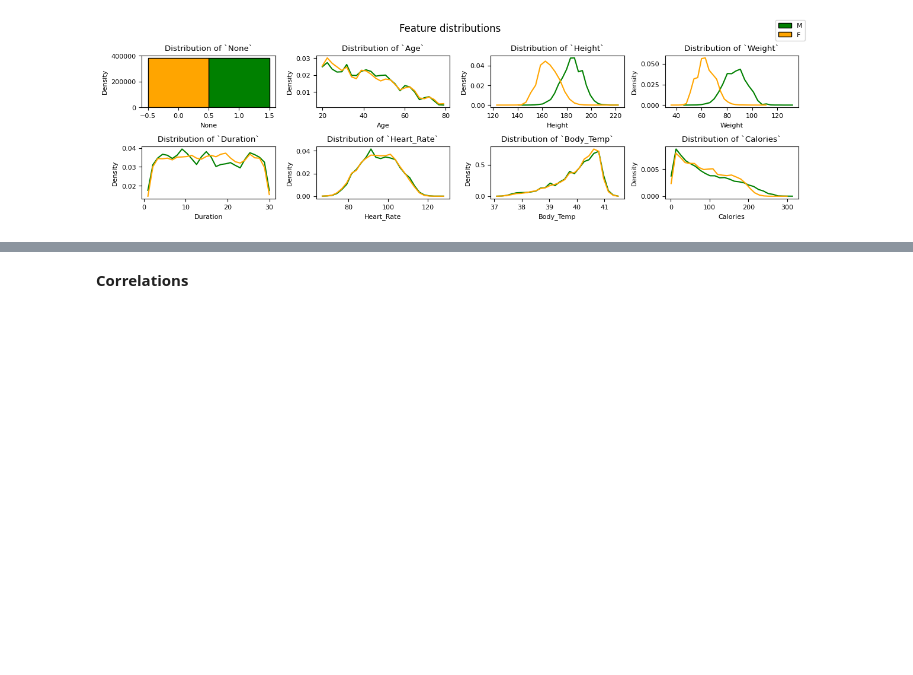
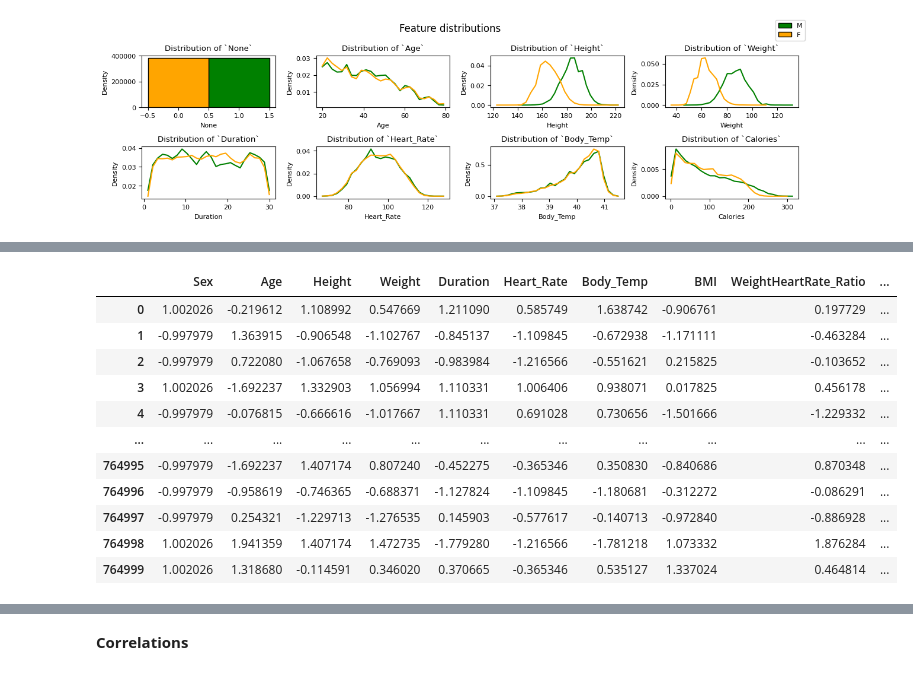
Before and after one commit to j2cry/playground, a Jupyter notebook: S5E5/overview.ipynb, the cells around one changed output, grey strips where cells are left out. Saved outputs shown, nothing was run; the diff lists cells and outputs as text; code cells hidden in the pictures; blank space fills up the shorter version.

```diff
--- a/S5E5/overview.ipynb
+++ b/S5E5/overview.ipynb
@@ -160,0 +191,92 @@ plt.show()
+# %%
+INCLUDE_TARGET = True
+ORIGIN = df.columns.to_list()
+
+pipe = make_pipeline(
+    # Recast categories
+    # Calc('Sex.cat.codes', to='Sex'),
+    Calc('(Sex == "male").astype(int)', to='Sex'),
+
+    # Body-mass index
+    # Calc('Weight / (Height / 100) ** 2', to='BMI'),
+    Calc('np.round(Weight / (Height / 100) ** 2, 1)', to='BMI'),  # for grouping
+
+    # Calc('Body_Temp / Duration', to='BodyTempDuration_Ratio'),
+    Calc('Weight / Heart_Rate', to='WeightHeartRate_Ratio'),
+    Calc('Weight / Duration', to='WeightDuration_Ratio'),
+    Calc('Heart_Rate / Duration', to='HeartRateDuration_Ratio'),
+    Calc('Heart_Rate / Body_Temp', to='HeartRateBodyTemp_Ratio'),
+
+    # WTF
+    Calc('np.log(Heart_Rate * Body_Temp / Duration)', to='activity_index'),
+    Calc('np.log((Heart_Rate * Body_Temp * Duration * Age) ** (Weight / Height))', to='one_more_index'),
+
+    # bins
+    # Bins('Age', to='ct_Age', bins=25),
+    # Bins('Duration', to='ct_Duration', bins=25),
+    Bins('Weight', to='ct_Weight', bins=50),
+    Bins('Height', to='ct_Height', bins=50),
+
+    # groups
+    # WithSelected(r'(?!Sex|mean_|ct_)')(Group('Age', 'mean', prefix='mean_Age_', include_target=INCLUDE_TARGET)),
+    # WithSelected(r'(?!Sex|mean_|ct_)')(Group('Duration', 'mean', prefix='mean_Duration_', include_target=INCLUDE_TARGET)),
+    # WithSelected(r'(?!Sex|mean_|ct_)')(Group('Weight', 'mean', prefix='mean_Weight', include_target=INCLUDE_TARGET)),
+    # WithSelected(r'(?!mean_|ct_)')(Group(['Sex', 'Age'], 'mean', prefix='mean_SexAge_', include_target=INCLUDE_TARGET)),
+    # WithSelected(r'(?!mean_|ct_)')(Group(['Sex', 'Duration'], 'mean', prefix='mean_SexDuration_', include_target=INCLUDE_TARGET)),
+    # WithSelected(r'(?!Sex|mean_|ct_)')(Group(['Age', 'Duration'], 'mean', prefix='mean_AgeDuration_', include_target=INCLUDE_TARGET)),
+    # WithSelected(r'(?!Sex|mean_|ct_)')(Group(['Weight', 'Duration'], 'mean', prefix='mean_WeightDuration_', include_target=INCLUDE_TARGET)),
+
+    # EXPERIMENTAL
+    # WithSelected(r'(?!mean_|ct_)')(Group(['Age', 'Weight', 'Sex', 'Duration'], 'mean', prefix='mean_AgeWeightSexDuration_', include_target=INCLUDE_TARGET)),
+    WithSelected(r'(?!mean_|ct_Height)')(Group(['Age', 'Sex', 'ct_Weight', 'Duration'], 'mean', prefix='mean_AgeSexWeightDuration_', include_target=INCLUDE_TARGET)),
+    WithSelected(r'(?!mean_|ct_Weight)')(Group(['Age', 'Sex', 'ct_Height', 'Duration'], 'mean', prefix='mean_AgeSexHeightDuration_', include_target=INCLUDE_TARGET)),
+    WithSelected(r'(?!mean_|ct_)')(Group(['Age', 'Sex', 'BMI'], 'mean', prefix='mean_AgeSexBMI_', include_target=INCLUDE_TARGET)),
+
+
+    # drop columns
+    # Select(['Sex', 'Age', 'Height'], mode='drop'),
+    # Select(r'mean_|Sex|activity_index', mode='keep'),
+
+    # fill NaN
+    Fill('mean'),
+
+    # # standardize: keep Sex [0, 1]
+    # WithSelected(r'(?!Sex)')(
+    #     KeepDataframe(make_pipeline(
+    #         # pre.QuantileTransformer(random_state=17),
+    #         pre.PowerTransformer(standardize=True),
+    #         # pre.PowerTransformer(standardize=False),
+    #         # pre.MinMaxScaler(),
+    #         # pre.StandardScaler(),
+    #         # pre.RobustScaler(),
+    #     )),
+    # ),
+    # standardize whole dataset
+    KeepDataframe(make_pipeline(
+        # pre.QuantileTransformer(random_state=17),
+        pre.PowerTransformer(standardize=True),
+        # pre.PowerTransformer(standardize=False),
+        # pre.MinMaxScaler(),
+        # pre.StandardScaler(),
+        # pre.RobustScaler(),
+    )),
+)
+y_pipe = pre.PowerTransformer()
+
+X: pd.DataFrame = pipe.fit_transform(df.drop(columns=TARGET), df[TARGET])     # type: ignore
+y = y_pipe.fit_transform(df[TARGET].to_numpy().reshape(-1, 1))[:, 0]
+# y = df[TARGET]
+X
+# %% [output]
+|  | Sex | Age | Height | Weight | Duration | Heart_Rate | Body_Temp | BMI | WeightHeartRate_Ratio | ... |
+| 0 | 1.002026 | -0.219612 | 1.108992 | 0.547669 | 1.211090 | 0.585749 | 1.638742 | -0.906761 | 0.197729 | ... |
+| 1 | -0.997979 | 1.363915 | -0.906548 | -1.102767 | -0.845137 | -1.109845 | -0.672938 | -1.171111 | -0.463284 | ... |
+| 2 | -0.997979 | 0.722080 | -1.067658 | -0.769093 | -0.983984 | -1.216566 | -0.551621 | 0.215825 | -0.103652 | ... |
+| 3 | 1.002026 | -1.692237 | 1.332903 | 1.056994 | 1.110331 | 1.006406 | 0.938071 | 0.017825 | 0.456178 | ... |
+| 4 | -0.997979 | -0.076815 | -0.666616 | -1.017667 | 1.110331 | 0.691028 | 0.730656 | -1.501666 | -1.229332 | ... |
+| ... | ... | ... | ... | ... | ... | ... | ... | ... | ... | ... |
+| 764995 | -0.997979 | -1.692237 | 1.407174 | 0.807240 | -0.452275 | -0.365346 | 0.350830 | -0.840686 | 0.870348 | ... |
+| 764996 | -0.997979 | -0.958619 | -0.746365 | -0.688371 | -1.127824 | -1.109845 | -1.180681 | -0.312272 | -0.086291 | ... |
+| 764997 | -0.997979 | 0.254321 | -1.229713 | -1.276535 | 0.145903 | -0.577617 | -0.140713 | -0.972840 | -0.886928 | ... |
+| 764998 | 1.002026 | 1.941359 | 1.407174 | 1.472735 | -1.779280 | -1.216566 | -1.781218 | 1.073332 | 1.876284 | ... |
+| 764999 | 1.002026 | 1.318680 | -0.114591 | 0.346020 | 0.370665 | -0.365346 | 0.535127 | 1.337024 | 0.464814 | ... |
```
Also changed, not shown: parts of 4 cells of this notebook.
